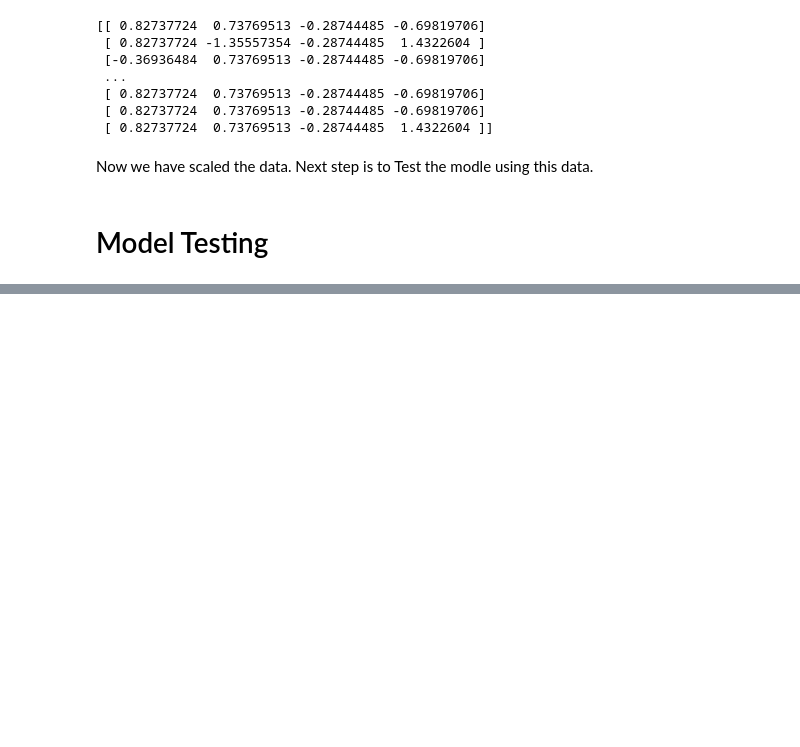
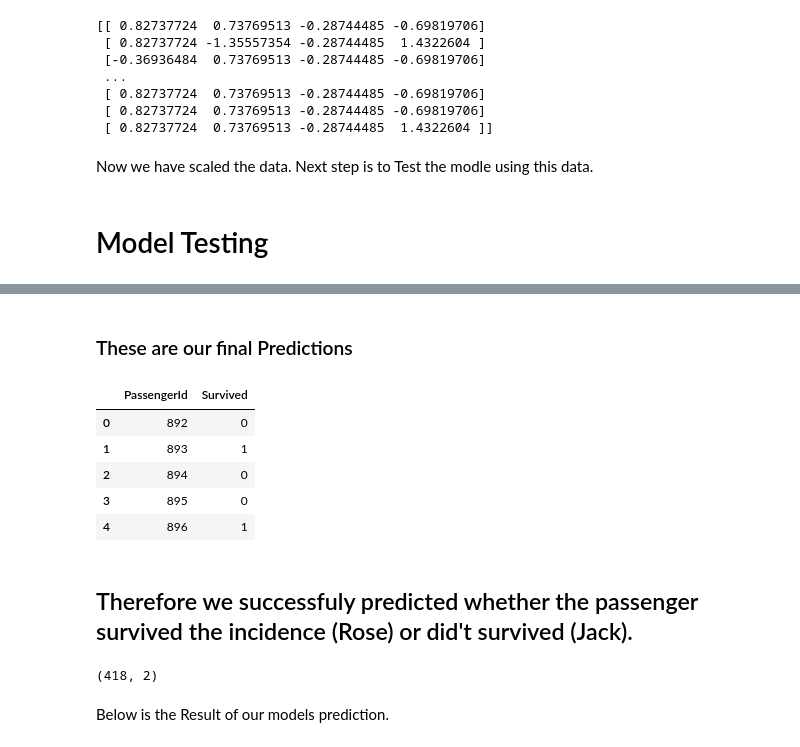
Before and after one commit to stuphy13/JackOrRose, a Jupyter notebook: JackOrRose.ipynb, the cells around one changed output, grey strips where cells are left out. Drawn from its saved outputs; the diff is of its cells as text; code cells hidden in the pictures; blank space fills up the shorter version.

Commit message:
Final result.

```diff
--- a/JackOrRose.ipynb
+++ b/JackOrRose.ipynb
@@ -426,8 +433,10 @@ and we have to minimize the gradient descent, for which we have writen a functio
 w_init = np.zeros(4).reshape(-1,1)
 b_init = 0
 lamb = 0
-alpha = 0.0014
+alpha = 0.006
 iterations = 4000
 tolerance = 0.001
 training = gradient_descent(X_scaled, Y_scaled, w_init, b_init, alpha, lamb, iterations, tolerance)
+print(training[0])
+print(training[1])
 # %% [output]
@@ -603,0 +631,2 @@ zt = np.dot(Xt_scaled, w_fnl) + b_fnl
+# %%
+Yt = 1/(1+np.exp(-zt)) #sigmoid function
@@ -603,0 +656,19 @@ zt = np.dot(Xt_scaled, w_fnl) + b_fnl
+# %% [markdown]
+### These are our final Predictions
+# %%
+final_predictions = (Yt > 0.5).astype(int) # applying descision boundry here.
+submission = pd.DataFrame({
+    'PassengerId': dft['PassengerId'],
+    'Survived': final_predictions.flatten()
+})
+
+submission.head()
+# %% [output]
+|  | PassengerId | Survived |
+| 0 | 892 | 0 |
+| 1 | 893 | 1 |
+| 2 | 894 | 0 |
+| 3 | 895 | 0 |
+| 4 | 896 | 1 |
+# %% [markdown]
+## Therefore we successfuly predicted whether the passenger survived the incidence (Rose) or did't survived (Jack).
@@ -603,0 +677,6 @@ zt = np.dot(Xt_scaled, w_fnl) + b_fnl
+# %%
+submission.shape
+# %% [output]
+(418, 2)
+# %% [markdown]
+Below is the Result of our models prediction.
```
Also changed, not shown: parts of 15 cells of this notebook, 3 other files.
